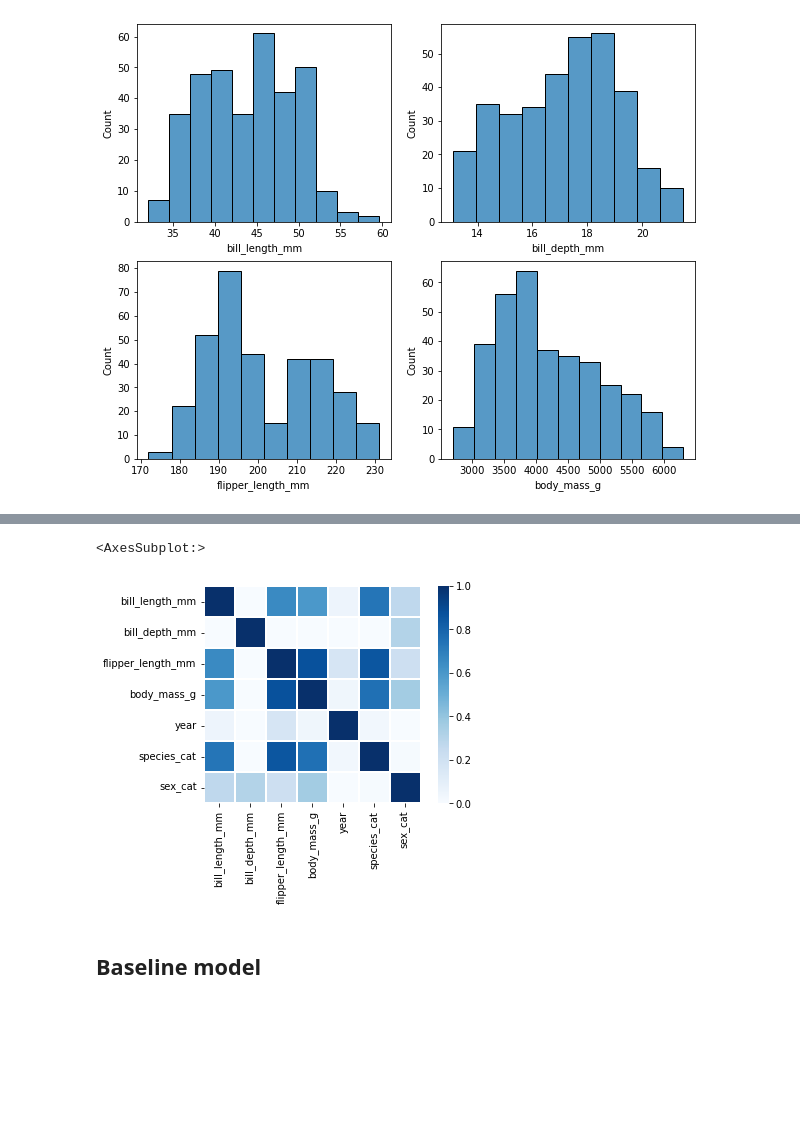
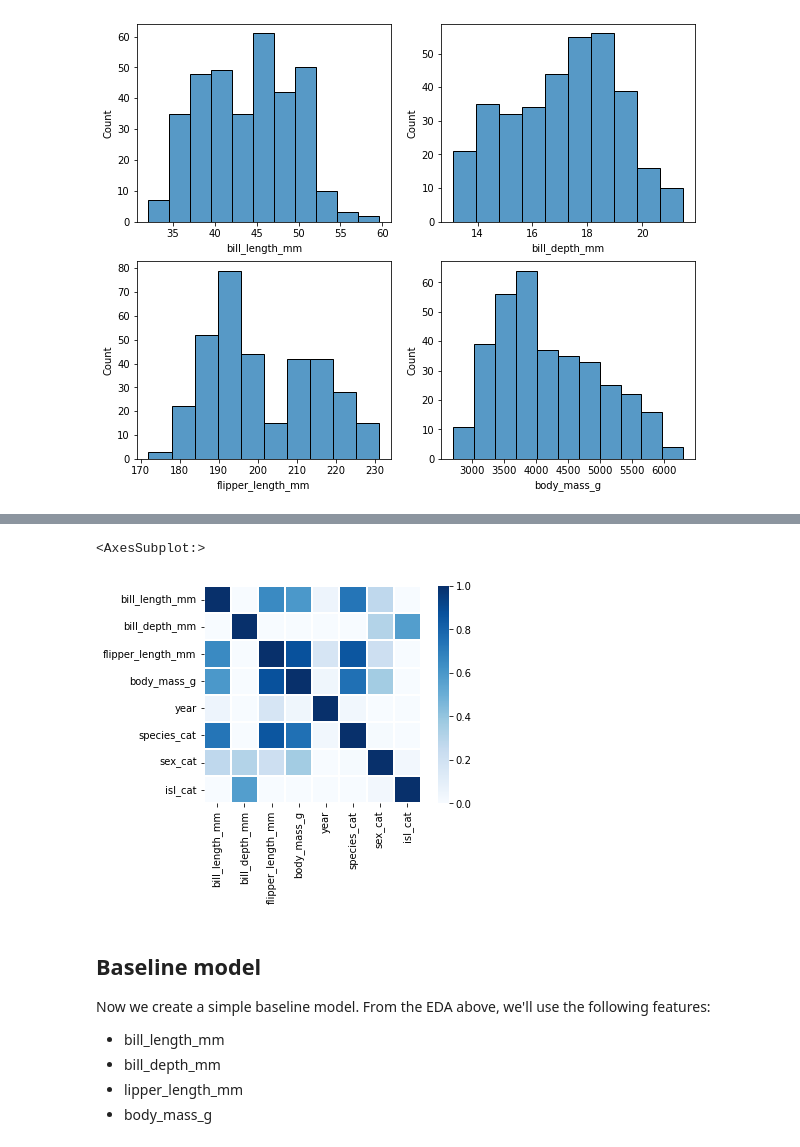
Before and after one commit to lilianabs/ml-beginner-projects, a Jupyter notebook: project_2/notebooks/penguins.ipynb, the cells around one changed output, grey strips where cells are left out. Drawn from its saved outputs; the diff is of its cells as text; code cells hidden in the pictures; blank space fills up the shorter version.

Commit message:
Baseline models for penguins dataset

```diff
--- a/project_2/notebooks/penguins.ipynb
+++ b/project_2/notebooks/penguins.ipynb
@@ -86,16 +92,26 @@ for i, col in enumerate(cat_cols):
 # %%
 from sklearn.preprocessing import LabelEncoder
 
 enc_species = LabelEncoder()
 df['species_cat'] = enc_species.fit_transform(df.species)
 
 enc_sex = LabelEncoder()
 df['sex_cat'] = enc_sex.fit_transform(df.sex)
 
+enc_isl = LabelEncoder()
+df['isl_cat'] = enc_isl.fit_transform(df.island)
+
 corr = df.corr()
 sns.heatmap(corr, vmin=0, vmax=1, linewidths=2, square=True, cmap='Blues')
 # %% [output]
 <AxesSubplot:>
-[figure, old version]
+[figure, new version]
-# %% [markdown]
-## Baseline model
+# %% [markdown]
+## Baseline model
+
+Now we create a simple baseline model. From the EDA above, we'll use the following features:
+
+* bill_length_mm
+* bill_depth_mm
+* lipper_length_mm
+* body_mass_g
```
Also changed, not shown: parts of 12 cells of this notebook.
